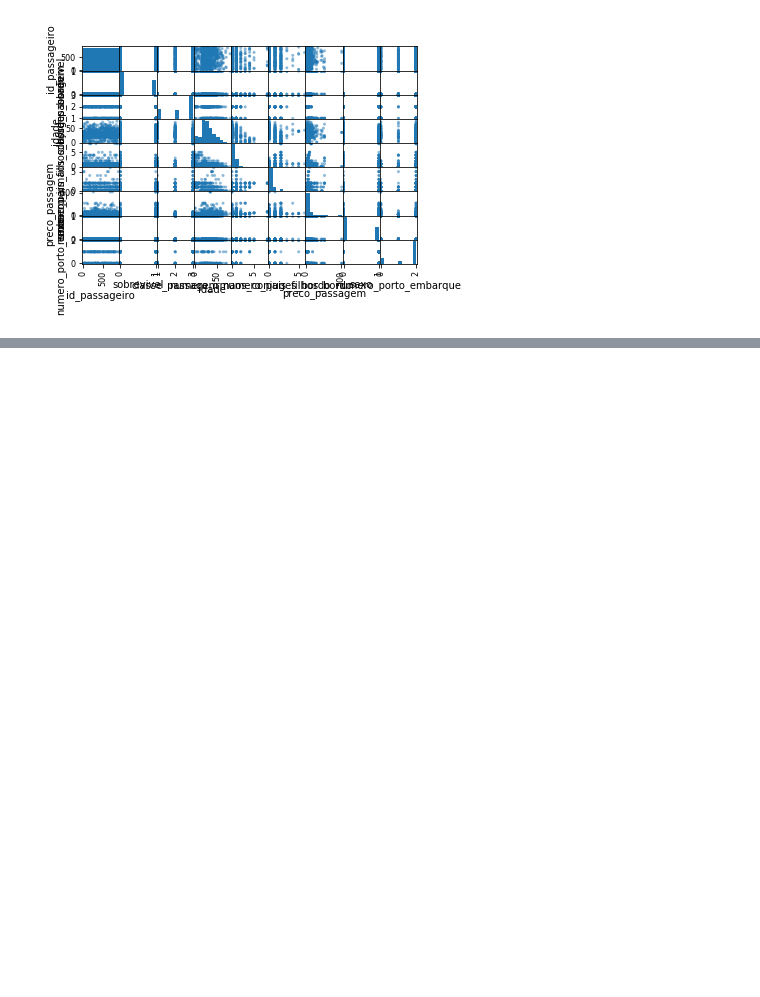
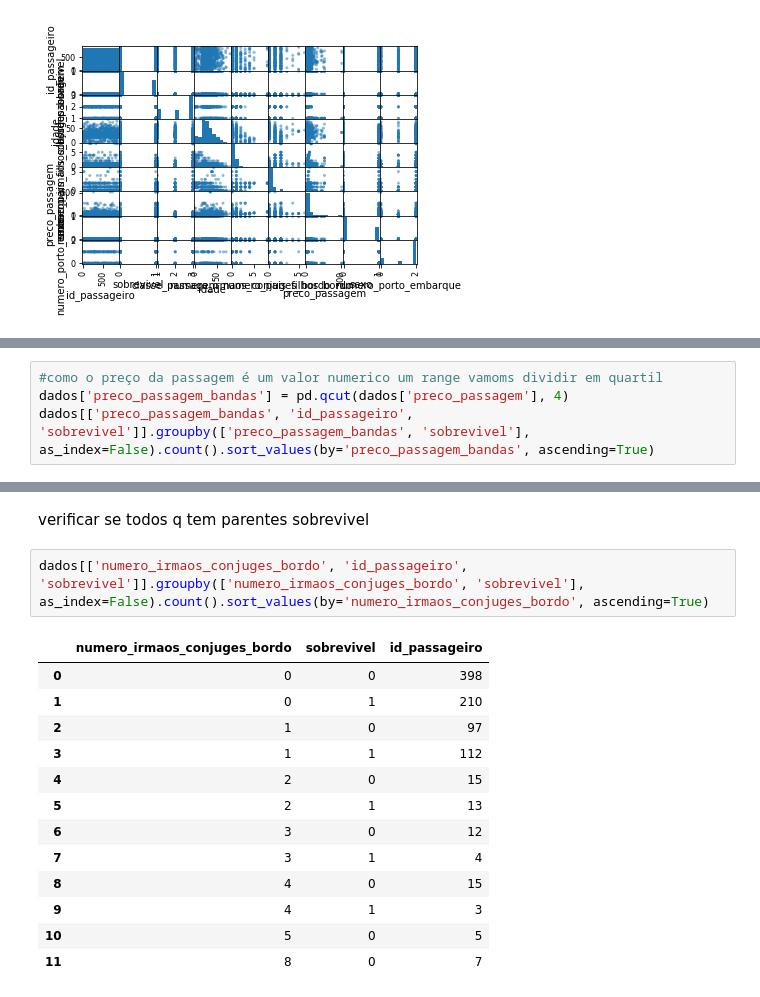
Before and after one commit to EduardoMoraesRitter/Titanic-Machine-Learning-from-Disaster, a Jupyter notebook: explorando_dados.ipynb, the cells around one changed output, grey strips where cells are left out. Saved outputs shown, nothing was run; the diff lists cells and outputs as text; blank space fills up the shorter version.

```diff
--- a/explorando_dados.ipynb
+++ b/explorando_dados.ipynb
@@ -241,0 +235,4 @@ train_df[['Embarked', 'Survived']].groupby(['Embarked'], as_index=False).mean().
+# %%
+#como o preço da passagem é um valor numerico um range vamoms dividir em quartil
+dados['preco_passagem_bandas'] = pd.qcut(dados['preco_passagem'], 4)
+dados[['preco_passagem_bandas', 'id_passageiro', 'sobrevivel']].groupby(['preco_passagem_bandas', 'sobrevivel'], as_index=False).count().sort_values(by='preco_passagem_bandas', ascending=True)
@@ -241,0 +259,18 @@ train_df[['Embarked', 'Survived']].groupby(['Embarked'], as_index=False).mean().
+# %% [markdown]
+verificar se todos q tem parentes sobrevivel
+# %%
+dados[['numero_irmaos_conjuges_bordo', 'id_passageiro', 'sobrevivel']].groupby(['numero_irmaos_conjuges_bordo', 'sobrevivel'], as_index=False).count().sort_values(by='numero_irmaos_conjuges_bordo', ascending=True)
+# %% [output]
+|  | numero_irmaos_conjuges_bordo | sobrevivel | id_passageiro |
+| 0 | 0 | 0 | 398 |
+| 1 | 0 | 1 | 210 |
+| 2 | 1 | 0 | 97 |
+| 3 | 1 | 1 | 112 |
+| 4 | 2 | 0 | 15 |
+| 5 | 2 | 1 | 13 |
+| 6 | 3 | 0 | 12 |
+| 7 | 3 | 1 | 4 |
+| 8 | 4 | 0 | 15 |
+| 9 | 4 | 1 | 3 |
+| 10 | 5 | 0 | 5 |
+| 11 | 8 | 0 | 7 |
```
Also changed, not shown: parts of 7 cells of this notebook.
